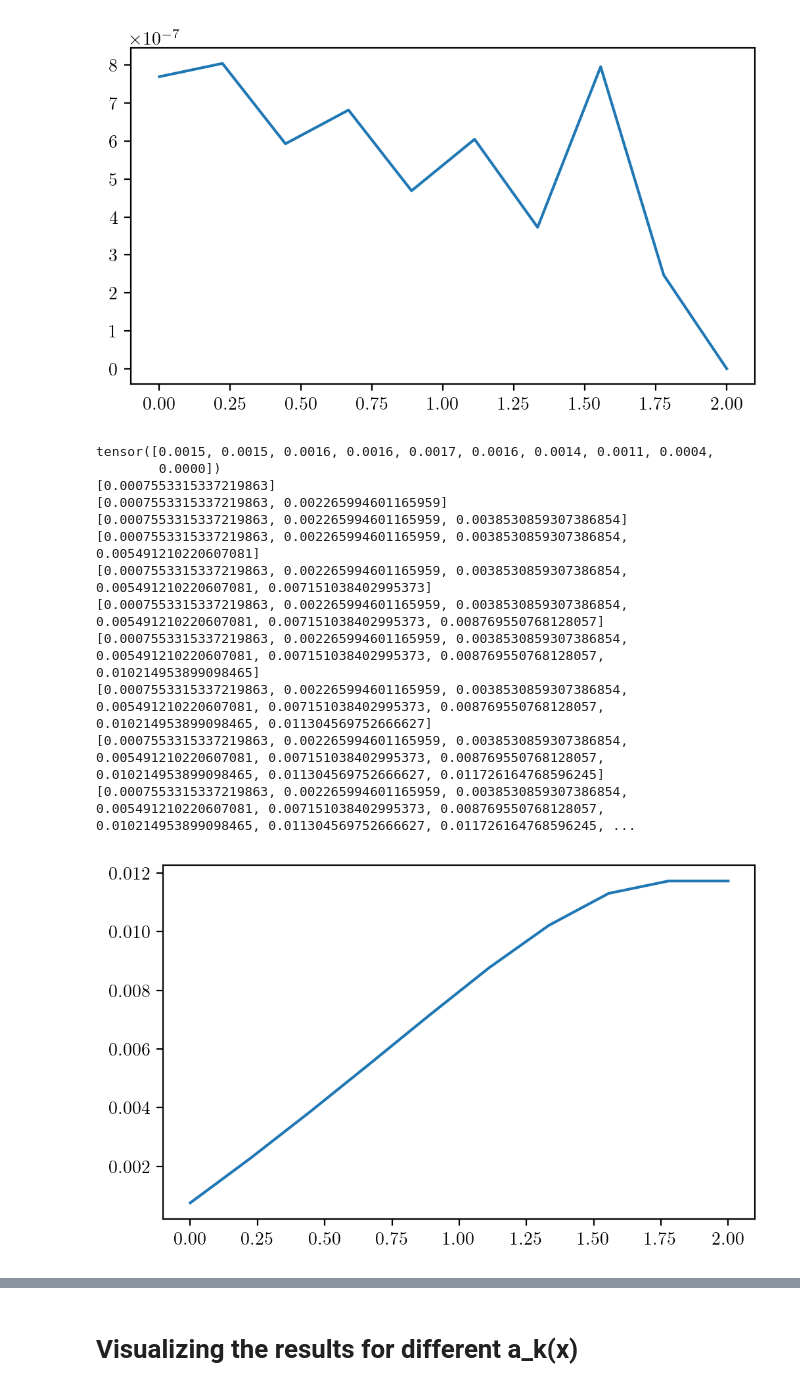
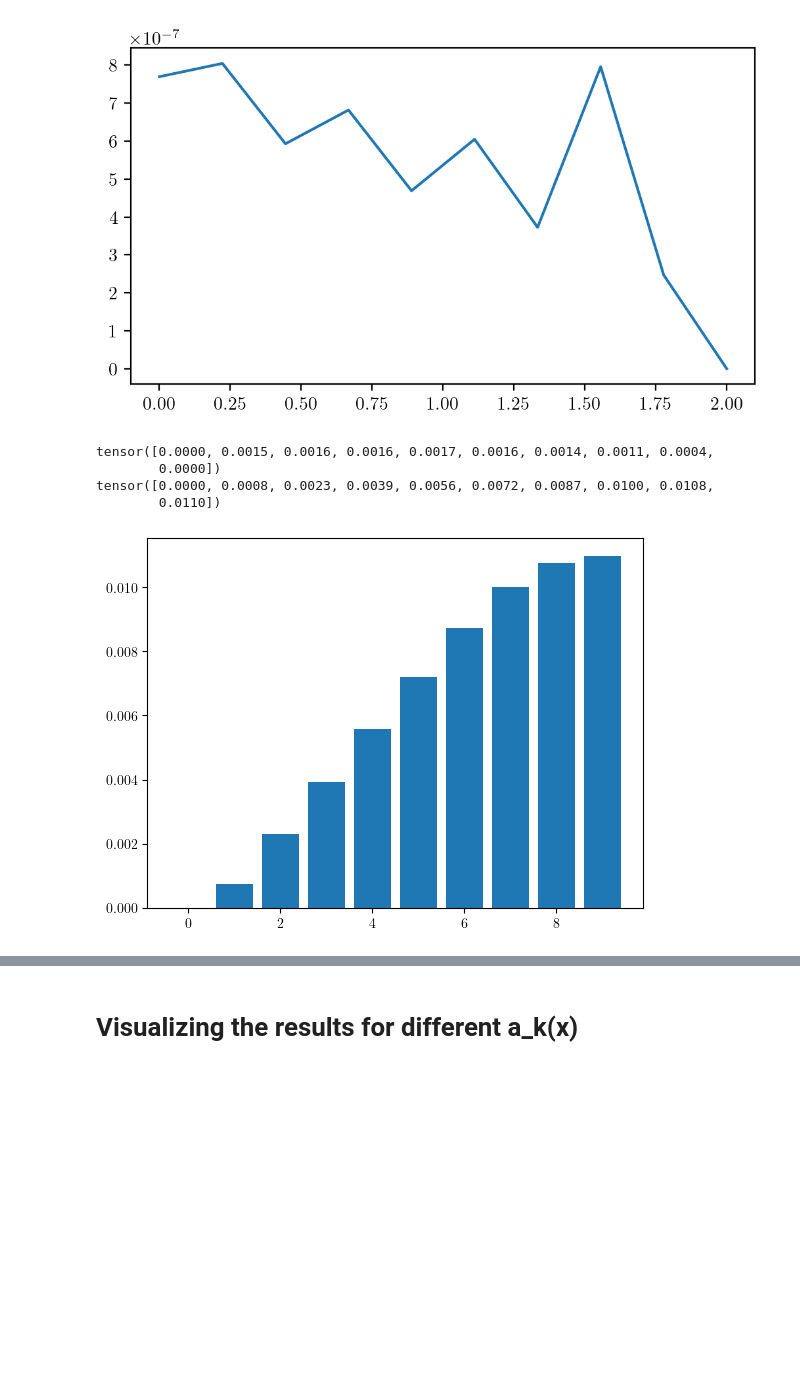
Before and after one commit to vishal18shah/bead-trajectories-quasipotential, a Jupyter notebook: 3Bead ML Compare.ipynb, the cells around one changed output, grey strips where cells are left out. Drawn from its saved outputs; the diff is of its cells as text; code cells hidden in the pictures; blank space fills up the shorter version.

```diff
--- a/3Bead ML Compare.ipynb
+++ b/3Bead ML Compare.ipynb
@@ -316,9 +317,10 @@ def get_U_line_integration():
     dU = torch.tensor(pd.read_csv('alpha1_dW.txt', header = None).values).T
     # print(dU)
     X = torch.tensor(pd.read_csv('alpha1_path.txt', header = None).values).T
+    # print(X.shape)
     # print(dU)
     nt = 10
-    dX = 2/nt
+    # dX = 2/nt
     midpoints = [ (X[t+1,:] - X[t-1, :]) / 2 for t in range(1,9)]
     midpoints = [midpoints[0]] + midpoints + [midpoints[-1]]
     # print(midpoints)
@@ -330,65 +332,73 @@ def get_U_line_integration():
     for t in range(dU.shape[0]):
         U.append(torch.sum(midpoints[t, :] * dU[t, :]))
     U = torch.stack(U)
-    U[0] = U[1]
+    # U[0] = U[1]
+    print(U)
+    # U = torch.cat(torch.tensor([0]), (((U[1:] + U[:nt - 1]) / 2)))
+    # U = ((U[1:] + U[:nt - 1]) / 2)
+    U = torch.cat((torch.tensor([0]), ((U[1:] + U[:nt - 1]) / 2)), dim=0)
+
+    U = torch.tensor(list(itertools.accumulate(U)))
     print(U)
 
-    # Cumulative Sum
-    W = []
-    partialSum = 0
-    for t in range(dU.shape[0]):
-        if t == dU.shape[0] - 1 or t == 0:
-            partialSum += U[t].item() / 2
-        else:
-            partialSum += U[t].item()
-        W.append(partialSum)
-    print(W)
-    W = torch.tensor(W)
+
+    # print(U[0:])
+    # print((U[1:] + U[:nt - 1]) / 2)
+    # print(U)
+
+    # # Cumulative Sum
+    # W = []
+    # partialSum = 0
+    # for t in range(dU.shape[0]):
+    #     if t == dU.shape[0] - 1 or t == 0:
+    #         partialSum += U[t].item() / 2
+    #     else:
+    #         partialSum += U[t].item()
+    #     W.append(partialSum)
+    # print(W)
+    # W = torch.tensor(W)
 
 
-    # print(U_2)
 
-    xx     = np.linspace(0,2,nt).reshape(-1,1)
-    fig, ax    = plt.subplots(1,1,figsize=(5,3),dpi=200,constrained_layout=True)
-    c        = ax.plot(xx[:,0],W,'-',lw=1.5)
+
+    # # print(U_2)
+
+    plt.bar(range(len(U)), U.numpy())
+    plt.show()
+
+    # xx     = np.linspace(0,2,nt).reshape(-1,1)
+    # fig, ax    = plt.subplots(1,1,figsize=(5,3),dpi=200,constrained_layout=True)
+    # c        = ax.plot(xx[:,0],U,'-',lw=1.5)
 
 get_U_line_integration()
 
 
 # def get_U_numerical_integration(self,X, dX):
 #     U = []
 #     _,dU = self.get_U_dU(X)
 #     # print(dU.shape) #1001 by 6
 #     # Assume dU has more than two features. for each timestep we'll numerically integrate. current shape is 6x10
 #     #Trapezoid rule for numerical integration by each timestep
 #     for t in range(dU.shape[0]):
 #         currentPartialSumofU = 0
 #         currentDU = dU[t,:]
 #         for i in range(len(currentDU)):
 #             if i == len(currentDU)-1 or i == 0:
 #                 currentPartialSumofU += currentDU[i] / 2
 #             else:
 #                 currentPartialSumofU += currentDU[i]
 #         currentU = currentPartialSumofU * dX
 #         U.append(currentU)
 
 #     U = torch.tensor(U , requires_grad=True)
 #     # print(U.shape) #shape 6
 #     return U
 # %% [output]
-tensor([0.0015, 0.0015, 0.0016, 0.0016, 0.0017, 0.0016, 0.0014, 0.0011, 0.0004,
+tensor([0.0000, 0.0015, 0.0016, 0.0016, 0.0017, 0.0016, 0.0014, 0.0011, 0.0004,
         0.0000])
-[0.0007553315337219863]
-[0.0007553315337219863, 0.002265994601165959]
-[0.0007553315337219863, 0.002265994601165959, 0.0038530859307386854]
-[0.0007553315337219863, 0.002265994601165959, 0.0038530859307386854, 0.005491210220607081]
-[0.0007553315337219863, 0.002265994601165959, 0.0038530859307386854, 0.005491210220607081, 0.007151038402995373]
-[0.0007553315337219863, 0.002265994601165959, 0.0038530859307386854, 0.005491210220607081, 0.007151038402995373, 0.008769550768128057]
-[0.0007553315337219863, 0.002265994601165959, 0.0038530859307386854, 0.005491210220607081, 0.007151038402995373, 0.008769550768128057, 0.010214953899098465]
-[0.0007553315337219863, 0.002265994601165959, 0.0038530859307386854, 0.005491210220607081, 0.007151038402995373, 0.008769550768128057, 0.010214953899098465, 0.011304569752666627]
-[0.0007553315337219863, 0.002265994601165959, 0.0038530859307386854, 0.005491210220607081, 0.007151038402995373, 0.008769550768128057, 0.010214953899098465, 0.011304569752666627, 0.011726164768596245]
-[0.0007553315337219863, 0.002265994601165959, 0.0038530859307386854, 0.005491210220607081, 0.007151038402995373, 0.008769550768128057, 0.010214953899098465, 0.011304569752666627, 0.011726164768596245, ...
+tensor([0.0000, 0.0008, 0.0023, 0.0039, 0.0056, 0.0072, 0.0087, 0.0100, 0.0108,
+        0.0110])
-[figure, old version]
+[figure, new version]
 # %%
 def plot_compare(cmap='terrain',max_V = 10,):
     nt=10
```
Also changed, not shown: parts of 2 cells of this notebook.
